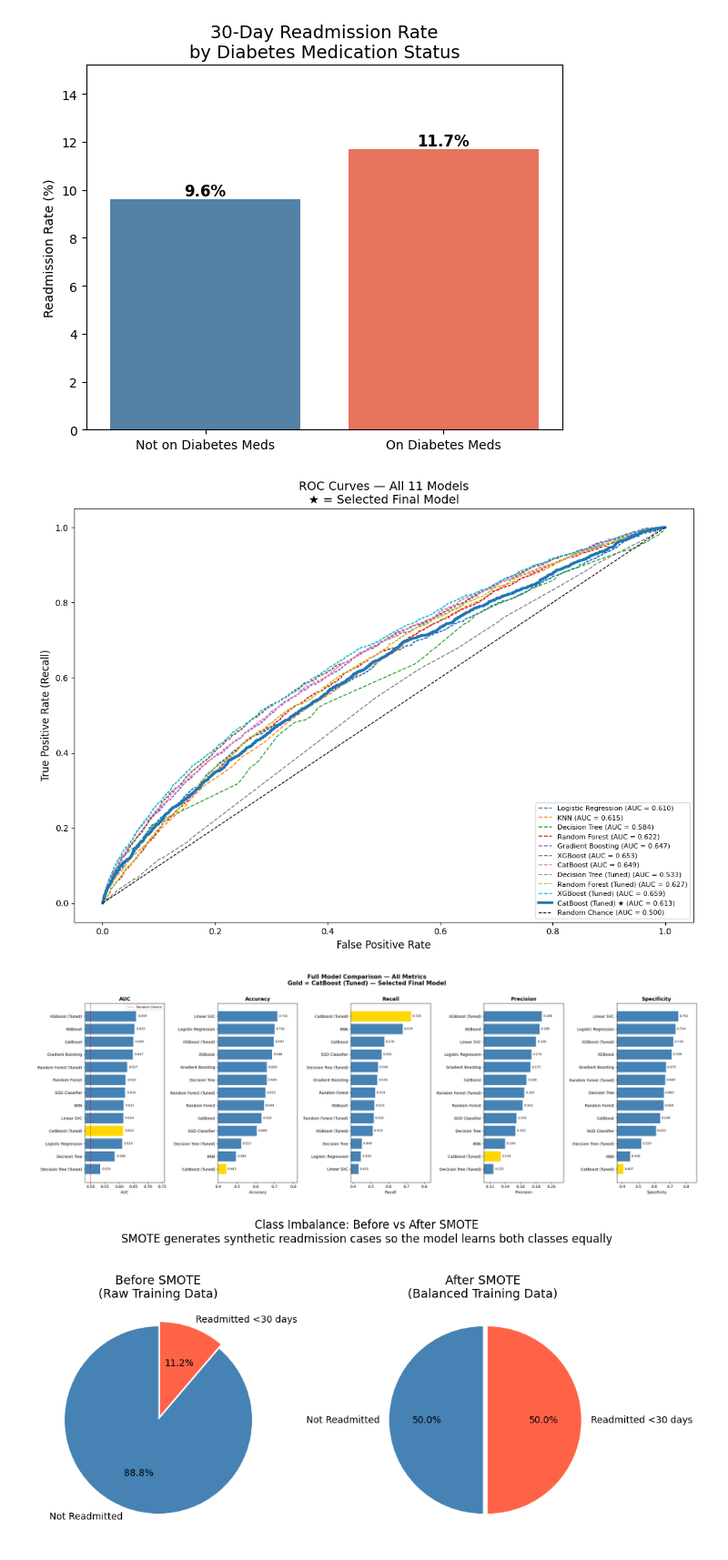
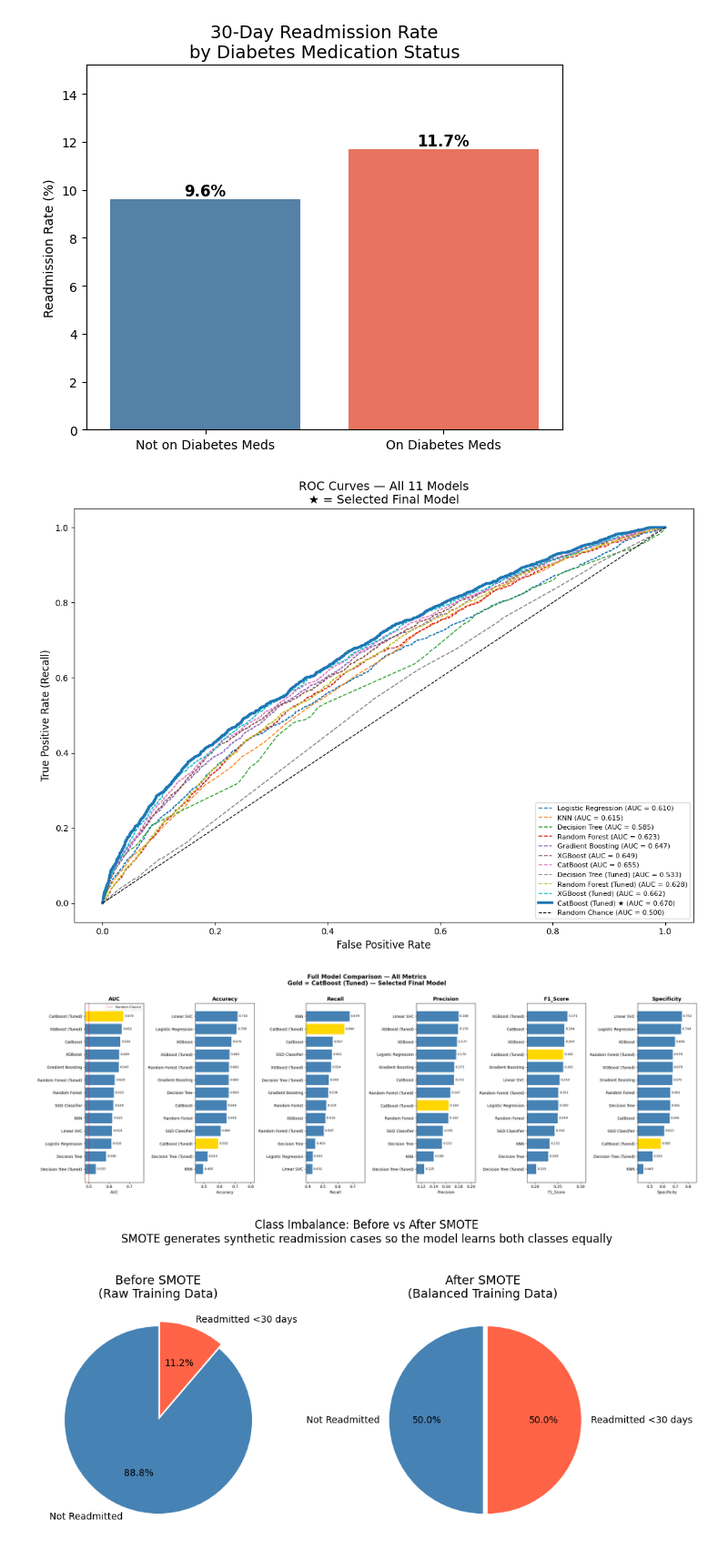
Before and after one commit to xiaohongchen01/diabetes_readmission_prediction, a Jupyter notebook: df_with_payer_models.ipynb, the cells around one changed output. Shown at 91% size. Cells and saved outputs as stored; diff of their text form; code cells hidden in the pictures.

```diff
--- a/df_with_payer_models.ipynb
+++ b/df_with_payer_models.ipynb
@@ -853,6 +777,12 @@ results_table = pd.DataFrame({
         sgdc_valid_precision, lsvc_valid_precision,
         dc_hp_precision, rf_hp_precision, xgb_hp_precision, catb_hp_precision
     ],
+    'F1_Score': [
+        lr_valid_f1, knn_valid_f1, dc_valid_f1, rf_valid_f1,
+        gb_valid_f1, xgb_valid_f1, catb_valid_f1,
+        sgdc_valid_f1, lsvc_valid_f1,
+        dc_hp_f1, rf_hp_f1, xgb_hp_f1, catb_hp_f1
+    ],
     'Specificity': [
         lr_valid_specificity, knn_valid_specificity, dc_valid_specificity, rf_valid_specificity,
         gb_valid_specificity, xgb_valid_specificity, catb_valid_specificity,
@@ -1526,7 +1457,7 @@ models = {
     'Decision Tree (Tuned)': (dc_random.best_estimator_, dc_hp_best_thresh),
     'Random Forest (Tuned)': (rf_random.best_estimator_, rf_hp_best_thresh),
     'XGBoost (Tuned)': (xgb_random.best_estimator_, xgb_hp_best_thresh),
-    'CatBoost (Tuned) ★': (catb_random.best_estimator_, catb_hp_best_thresh),
+    'CatBoost (Tuned) ★': (catb_random.best_estimator_, best_thresh_balanced),
 }
 
 plt.figure(figsize=(11, 8))
@@ -1556,10 +1487,10 @@ plt.legend(loc='lower right', fontsize=8)
 plt.tight_layout()
 plt.show()
 # %% [output]
-[figure, old version]
+[figure, new version]
 # %%
 # ── 6. FULL METRICS BAR CHART — ALL MODELS ──
-metrics = ['AUC', 'Accuracy', 'Recall', 'Precision', 'Specificity']
+metrics = ['AUC', 'Accuracy', 'Recall', 'Precision', 'F1_Score', 'Specificity']
 n_metrics = len(metrics)
 
 fig, axes = plt.subplots(1, n_metrics, figsize=(24, 8))
@@ -1567,34 +1498,34 @@ fig, axes = plt.subplots(1, n_metrics, figsize=(24, 8))
 for i, metric in enumerate(metrics):
     results_sorted = results_table.sort_values(metric, ascending=True)
 
     colors = ['gold' if 'CatBoost (Tuned)' in m else 'steelblue'
               for m in results_sorted['Model']]
 
     axes[i].barh(results_sorted['Model'], results_sorted[metric], color=colors)
     axes[i].set_title(f'{metric}', fontsize=13, fontweight='bold')
     axes[i].set_xlabel(metric)
 
     # Set x limits with some padding
     max_val = results_sorted[metric].max()
     min_val = results_sorted[metric].min()
     axes[i].set_xlim(max(0, min_val * 0.9), min(1.0, max_val * 1.15))
 
     # Add value labels
     for j, v in enumerate(results_sorted[metric]):
         axes[i].text(v + (max_val * 0.01), j, f'{v:.3f}',
                      va='center', fontsize=8)
 
     # Add random chance line only on AUC
     if metric == 'AUC':
         axes[i].axvline(0.5, color='red', linestyle='--', lw=1, label='Random Chance')
         axes[i].legend(fontsize=8)
 
 plt.suptitle('Full Model Comparison — All Metrics\nGold = CatBoost (Tuned) — Selected Final Model',
              fontsize=15, fontweight='bold', y=1.01)
 plt.tight_layout()
 plt.show()
 # %% [output]
-[figure, old version]
+[figure, new version]
 # %%
 # ── 7. CLASS IMBALANCE — BEFORE & AFTER SMOTE ──
 fig, axes = plt.subplots(1, 2, figsize=(10, 5))
```
Also changed, not shown: parts of 31 cells of this notebook, 5 other files.
